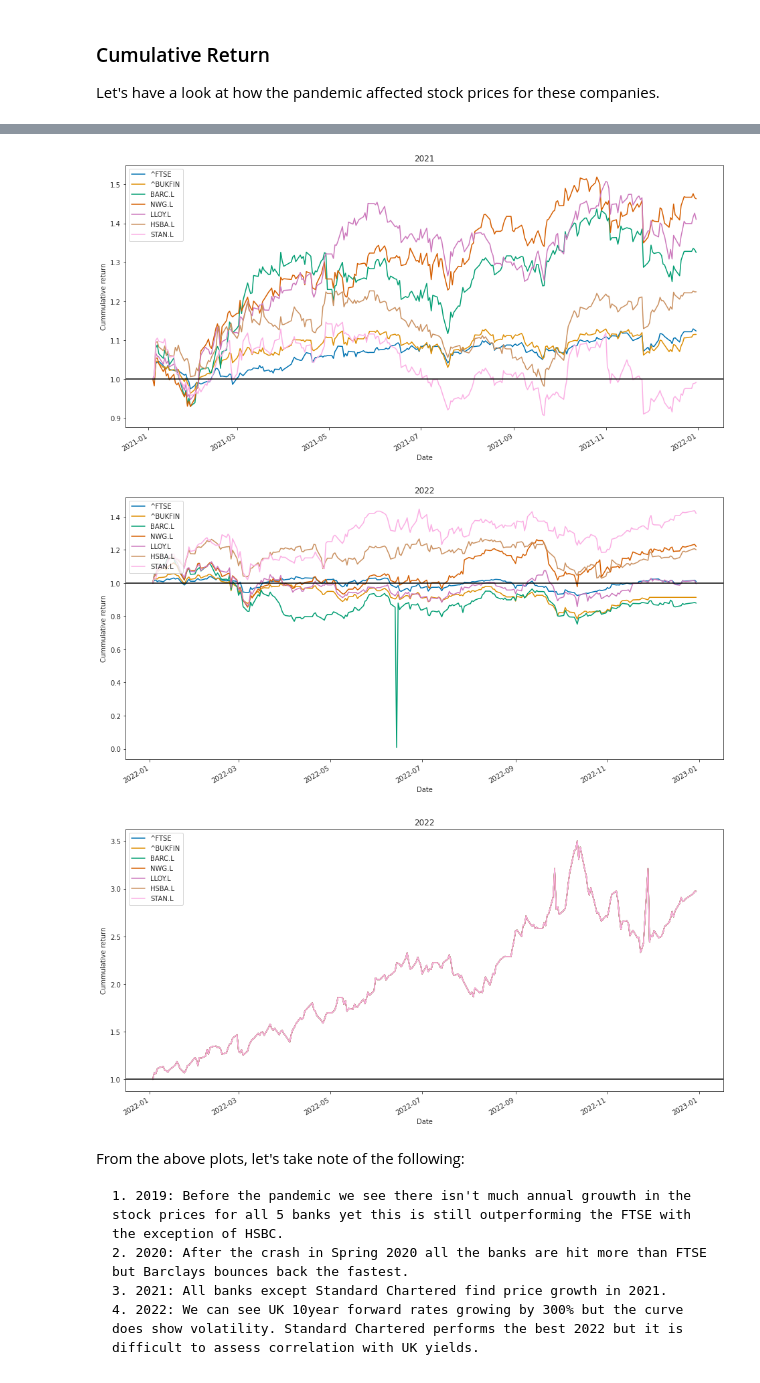
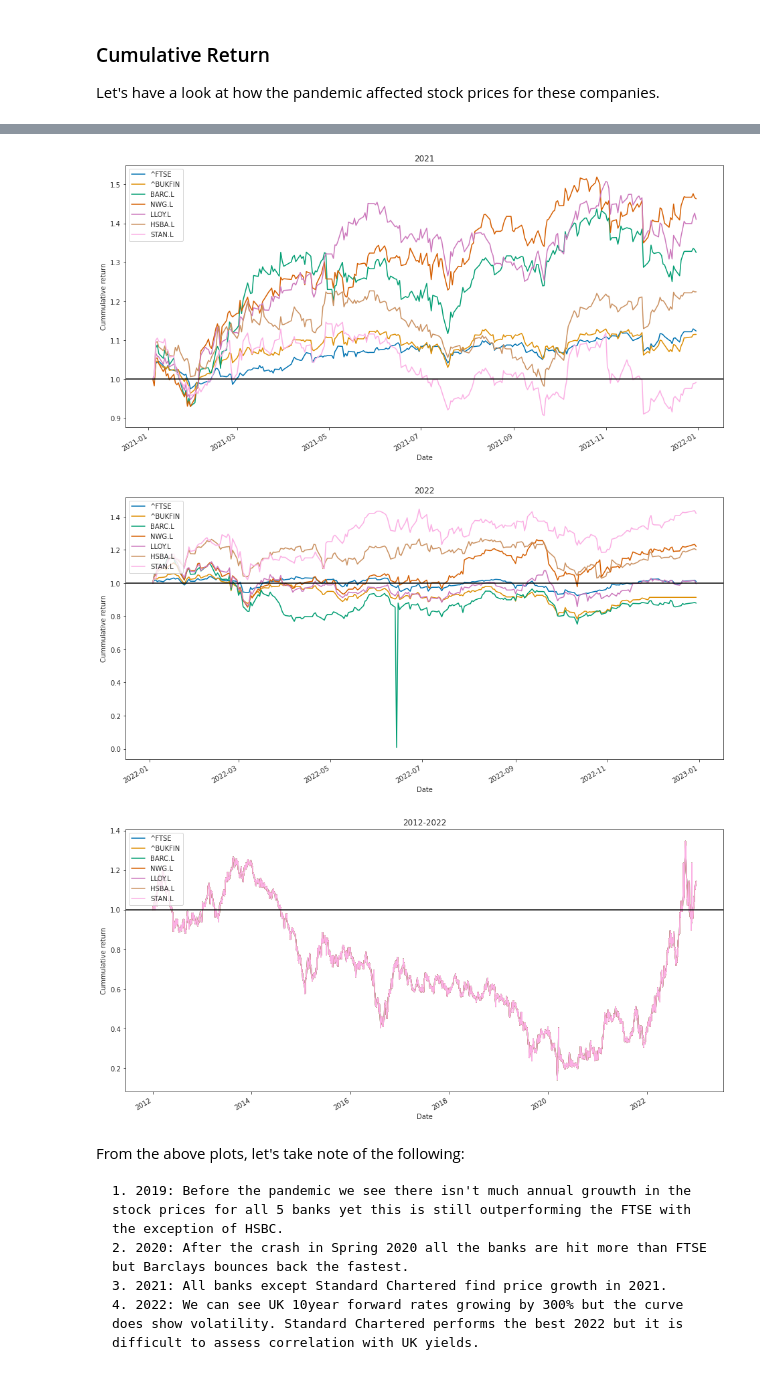
Before and after one commit to cocobrice/ukbank_project, a Jupyter notebook: investment_trading_capstone_project_main.ipynb, the cells around one changed output, grey strips where cells are left out. Drawn from its saved outputs; the diff is of its cells as text; code cells hidden in the pictures.

```diff
--- a/investment_trading_capstone_project_main.ipynb
+++ b/investment_trading_capstone_project_main.ipynb
@@ -489,17 +489,17 @@ Let's have a look at how the pandemic affected stock prices for these companies.
 # %%
 stocks = ["^FTSE", "^BUKFIN", "BARC.L", "NWG.L", "LLOY.L", "HSBA.L", "STAN.L"]
 
 plot_data2(normalize_data(df_bukfin['Adj Close'][stocks]['2019-01-01':'2019-12-31']), stocks,title = '2019', ylabel = 'Cummulative return',y=1, start='2019-01-01', end = '2019-12-31') #2019
 plot_data2(normalize_data(df_bukfin['Adj Close'][stocks]['2020-01-01':'2020-12-31']), stocks,title = '2020', ylabel = 'Cummulative return',y=1, start='2020-01-01', end = '2020-12-31') #2020
 plot_data2(normalize_data(df_bukfin['Adj Close'][stocks]['2021-01-01':'2021-12-31']), stocks,title = '2021', ylabel = 'Cummulative return',y=1, start='2021-01-01', end = '2021-12-31') #2021
 plot_data2(normalize_data(df_bukfin['Adj Close'][stocks]['2022-01-01':'2022-12-31']), stocks,title = '2022', ylabel = 'Cummulative return',y=1, start='2022-01-01', end = '2022-12-31') #2022
-plot_data2(normalize_data(df_bukfin['IUDMNIF'][stocks]['2022-01-01':'2022-12-31']), stocks,title = '2022', ylabel = 'Cummulative return',y=1, start='2022-01-01', end = '2022-12-31') #2022
+plot_data2(normalize_data(df_bukfin['IUDMNIF'][stocks]['2012-01-01':'2022-12-31']), stocks,title = '2012-2022', ylabel = 'Cummulative return',y=1, start='2012-01-01', end = '2022-12-31') #2022
 # %% [output]
 [figure]
 [figure]
 [figure]
 [figure]
-[figure, old version]
+[figure, new version]
 # %% [markdown]
 From the above plots, let's take note of the following:
 
```
